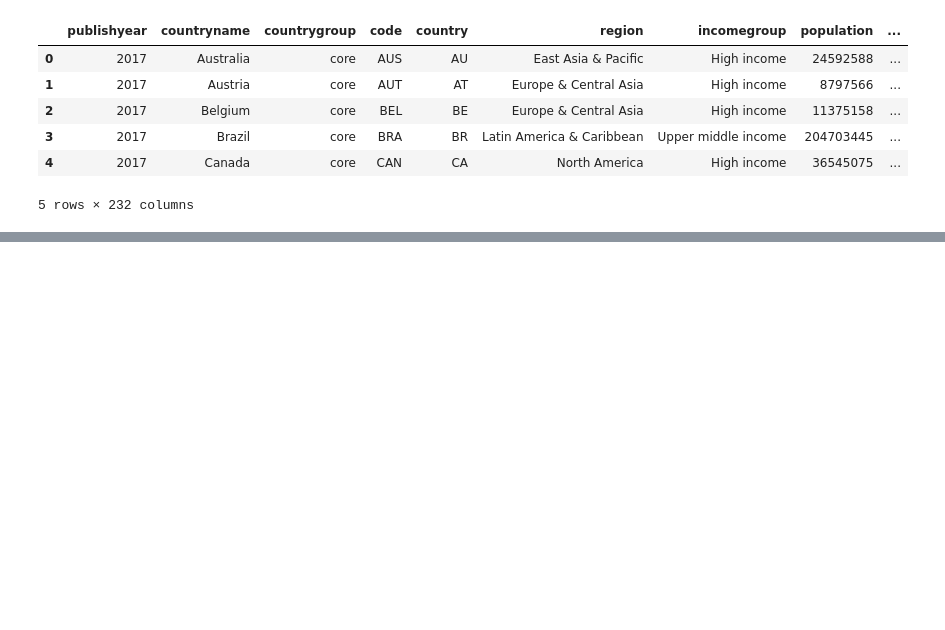
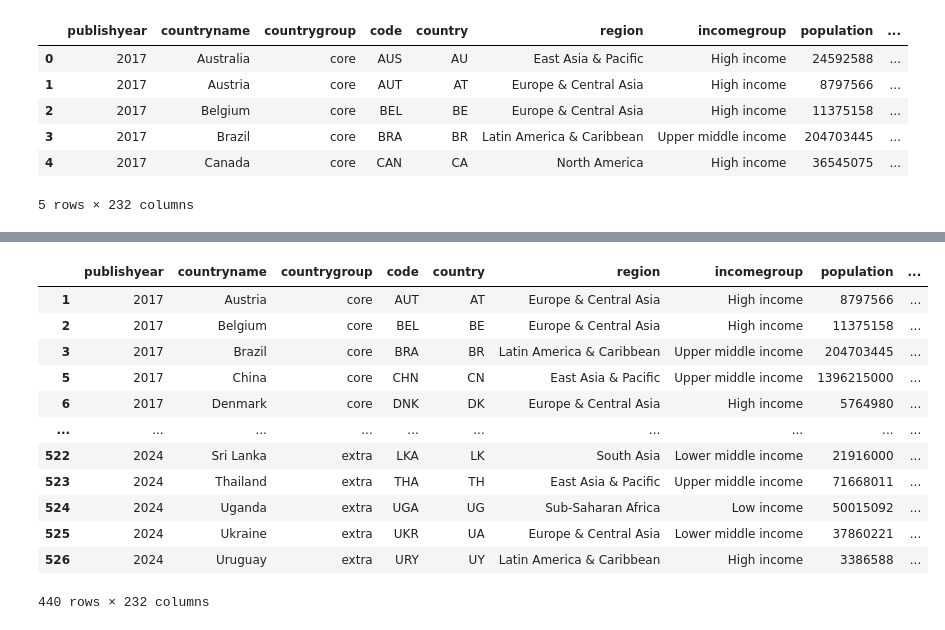
Before and after one commit to WBDataDive/DataDive25, a Jupyter notebook: Team_Projects/JobsLens_AI/notebooks/EDA.ipynb, the cells around one changed output, grey strips where cells are left out. Cells and saved outputs as stored; diff of their text form; code cells hidden in the pictures; blank space fills up the shorter version.

```diff
--- a/Team_Projects/JobsLens_AI/notebooks/EDA.ipynb
+++ b/Team_Projects/JobsLens_AI/notebooks/EDA.ipynb
@@ -62,6 +59,16 @@ hai_data.head()
 | 4 | 2017 | Canada | core | CAN | CA | North America | High income | 36545075 | ... |
 5 rows × 232 columns
 # %%
-Country codes in both datasets: {'CHL', 'PRT', 'DEU', 'GBR', 'UGA', 'PHL', 'BRA', 'ZAF', 'POL', 'ROU', 'TUR', 'ITA', 'IRL', 'LTU', 'GRC', 'CHN', 'FRA', 'KOR', 'URY', 'LVA', 'BGD', 'LUX', 'IND', 'ARM', 'PAN', 'THA', 'LKA', 'CZE', 'MEX', 'EST', 'CRI', 'IDN', 'ARG', 'ESP'}
-Country codes only in join_dataset: {'TLS', 'TCD', 'PRY', 'DOM', 'PER', 'ZWE', 'PAK', 'COL', 'GUY', 'MDG', 'PSE', 'TJK', 'LSO', 'MOZ', 'BFA', 'UZB', 'LCA', 'GTM', 'KHM', 'XKX', 'ZMB', 'VEN', 'SLV', 'GEO', 'RWA', 'TZA', 'BLZ', 'EGY', 'BWA', 'MUS', 'TUN', 'ECU', 'JAM', 'IRQ', 'NIC', 'GMB', 'CIV', 'NER', 'MDV', 'MDA', 'BOL', 'MNG', 'NAM', 'MLI', 'MRT', 'NGA', 'TGO', 'JOR', 'HND', 'SVK', 'STP', 'GHA', 'NPL', 'CMR'}
-Country codes only in hai_data: {'JPN', 'NOR', 'BEL', 'ISL', 'CYP', 'VNM', 'HUN', 'DNK', 'CHE', 'KAZ', 'SRB', 'CAN', 'MYS', 'UKR', 'ARE', 'SGP', 'BGR', 'USA', 'SVN', 'KEN', 'ISR', 'NZL', 'SAU', 'RUS', 'SWE', 'NLD', 'AUT', 'BLR', 'FIN', 'HRV', 'MLT', 'AUS'}
+import numpy as np
+
+# get the country codes that are in both datasets
+country_codes = join_dataset['country_code'].unique()
+country_codes_hai = hai_data['code'].unique()
+
+# get the country codes that are in both datasets
+country_codes_both = np.intersect1d(country_codes, country_codes_hai)
+
+# get the country codes that are only in join_dataset
+country_codes_only_join = np.setdiff1d(country_codes, country_codes_hai)
+
+# get the country codes that are only in hai_data
@@ -71,0 +85,16 @@ Country codes only in hai_data: {'JPN', 'NOR', 'BEL', 'ISL', 'CYP', 'VNM', 'HUN'
+# %%
+hai_data[hai_data['code'].isin(list(country_codes_both))]
+# %% [output]
+|  | publishyear | countryname | countrygroup | code | country | region | incomegroup | population | ... |
+| 1 | 2017 | Austria | core | AUT | AT | Europe & Central Asia | High income | 8797566 | ... |
+| 2 | 2017 | Belgium | core | BEL | BE | Europe & Central Asia | High income | 11375158 | ... |
+| 3 | 2017 | Brazil | core | BRA | BR | Latin America & Caribbean | Upper middle income | 204703445 | ... |
+| 5 | 2017 | China | core | CHN | CN | East Asia & Pacific | Upper middle income | 1396215000 | ... |
+| 6 | 2017 | Denmark | core | DNK | DK | Europe & Central Asia | High income | 5764980 | ... |
+| ... | ... | ... | ... | ... | ... | ... | ... | ... | ... |
+| 522 | 2024 | Sri Lanka | extra | LKA | LK | South Asia | Lower middle income | 21916000 | ... |
+| 523 | 2024 | Thailand | extra | THA | TH | East Asia & Pacific | Upper middle income | 71668011 | ... |
+| 524 | 2024 | Uganda | extra | UGA | UG | Sub-Saharan Africa | Low income | 50015092 | ... |
+| 525 | 2024 | Ukraine | extra | UKR | UA | Europe & Central Asia | Lower middle income | 37860221 | ... |
+| 526 | 2024 | Uruguay | extra | URY | UY | Latin America & Caribbean | High income | 3386588 | ... |
+440 rows × 232 columns
```
Also changed, not shown: parts of 6 cells of this notebook.
